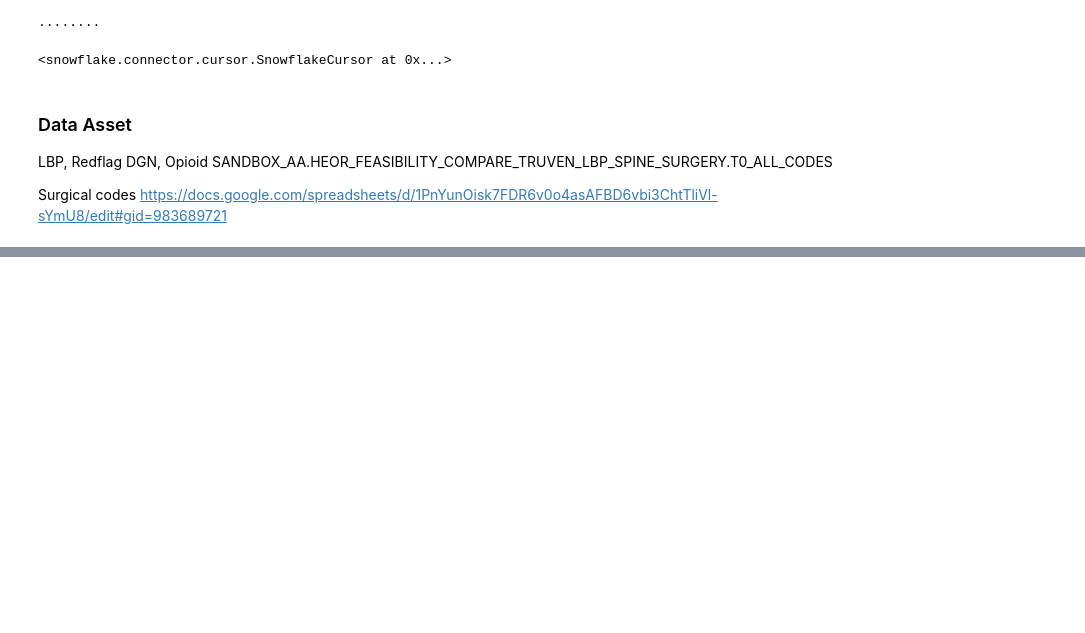
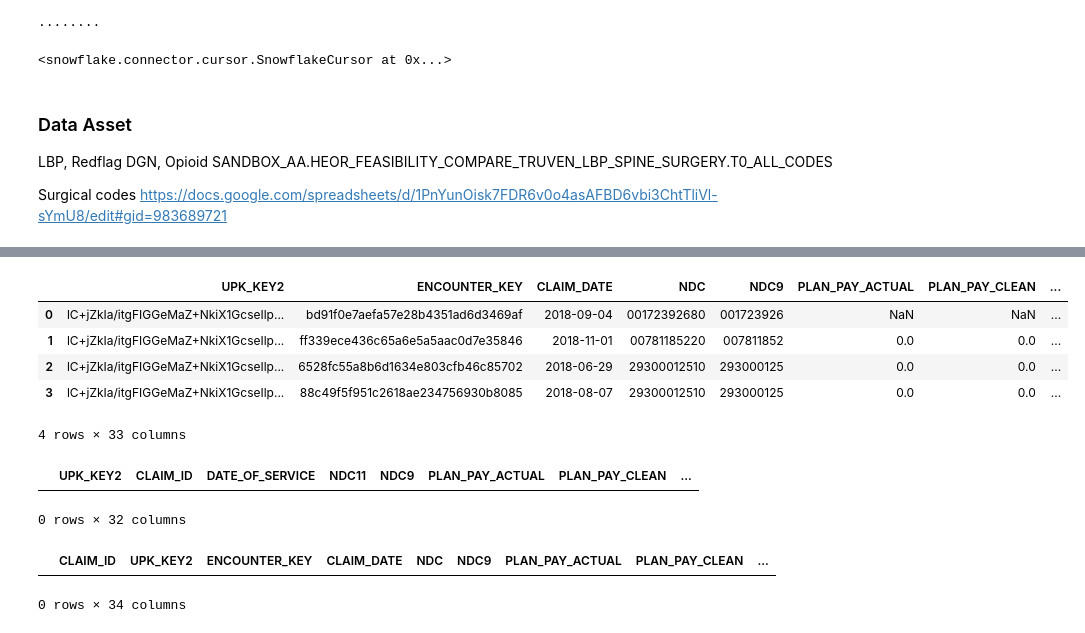
Before and after one commit to yuqinkomodo/komodo_research, a Jupyter notebook: projects/cost_compare_truven_lbp/Cost_Compare_Truven_LBP.ipynb, the cells around one changed output, grey strips where cells are left out. Saved outputs shown, nothing was run; the diff lists cells and outputs as text; code cells hidden in the pictures; blank space fills up the shorter version.

```diff
--- a/projects/cost_compare_truven_lbp/Cost_Compare_Truven_LBP.ipynb
+++ b/projects/cost_compare_truven_lbp/Cost_Compare_Truven_LBP.ipynb
@@ -592,0 +631,39 @@ Wall time: 14.4 s
+# %%
+sql = f"""
+select *
+from SANDBOX_KOMODO.PROJECT_CURRENCY.RX_ENCOUNTERS_20220511_IMPUTED
+where upk_key2 ='lC+jZkIa/itgFIGGeMaZ+NkiX1GcseIlpqPmzA0oH/g='
+and claim_date between '2018-06-29' and '2019-06-28'
+;
+;
+"""
+read_sql(sql)
+# %% [output]
+|  | UPK_KEY2 | ENCOUNTER_KEY | CLAIM_DATE | NDC | NDC9 | PLAN_PAY_ACTUAL | PLAN_PAY_CLEAN | ... |
+| 0 | lC+jZkIa/itgFIGGeMaZ+NkiX1GcseIlp... | bd91f0e7aefa57e28b4351ad6d3469af | 2018-09-04 | 00172392680 | 001723926 | NaN | NaN | ... |
+| 1 | lC+jZkIa/itgFIGGeMaZ+NkiX1GcseIlp... | ff339ece436c65a6e5a5aac0d7e35846 | 2018-11-01 | 00781185220 | 007811852 | 0.0 | 0.0 | ... |
+| 2 | lC+jZkIa/itgFIGGeMaZ+NkiX1GcseIlp... | 6528fc55a8b6d1634e803cfb46c85702 | 2018-06-29 | 29300012510 | 293000125 | 0.0 | 0.0 | ... |
+| 3 | lC+jZkIa/itgFIGGeMaZ+NkiX1GcseIlp... | 88c49f5f951c2618ae234756930b8085 | 2018-08-07 | 29300012510 | 293000125 | 0.0 | 0.0 | ... |
+4 rows × 33 columns
+# %%
+sql = f"""
+select *
+from SANDBOX_KOMODO.PROJECT_CURRENCY.RX_CERTIFIED_CLAIMS_IMPUTED
+where claim_id ='23812b8a28bcd1b173d5eb97e6285718'
+;
+"""
+read_sql(sql)
+# %% [output]
+|  | UPK_KEY2 | CLAIM_ID | DATE_OF_SERVICE | NDC11 | NDC9 | PLAN_PAY_ACTUAL | PLAN_PAY_CLEAN | ... |
+0 rows × 32 columns
+# %%
+sql = f"""
+select *
+from SANDBOX_KOMODO.PROJECT_CURRENCY.RX_ENCOUNTERS_20220511_CLAIM_IMPUTED
+where claim_id ='23812b8a28bcd1b173d5eb97e6285718'
+;
+"""
+read_sql(sql)
+# %% [output]
+|  | CLAIM_ID | UPK_KEY2 | ENCOUNTER_KEY | CLAIM_DATE | NDC | NDC9 | PLAN_PAY_ACTUAL | PLAN_PAY_CLEAN | ... |
+0 rows × 34 columns
```
Also changed, not shown: parts of 6 cells of this notebook.
